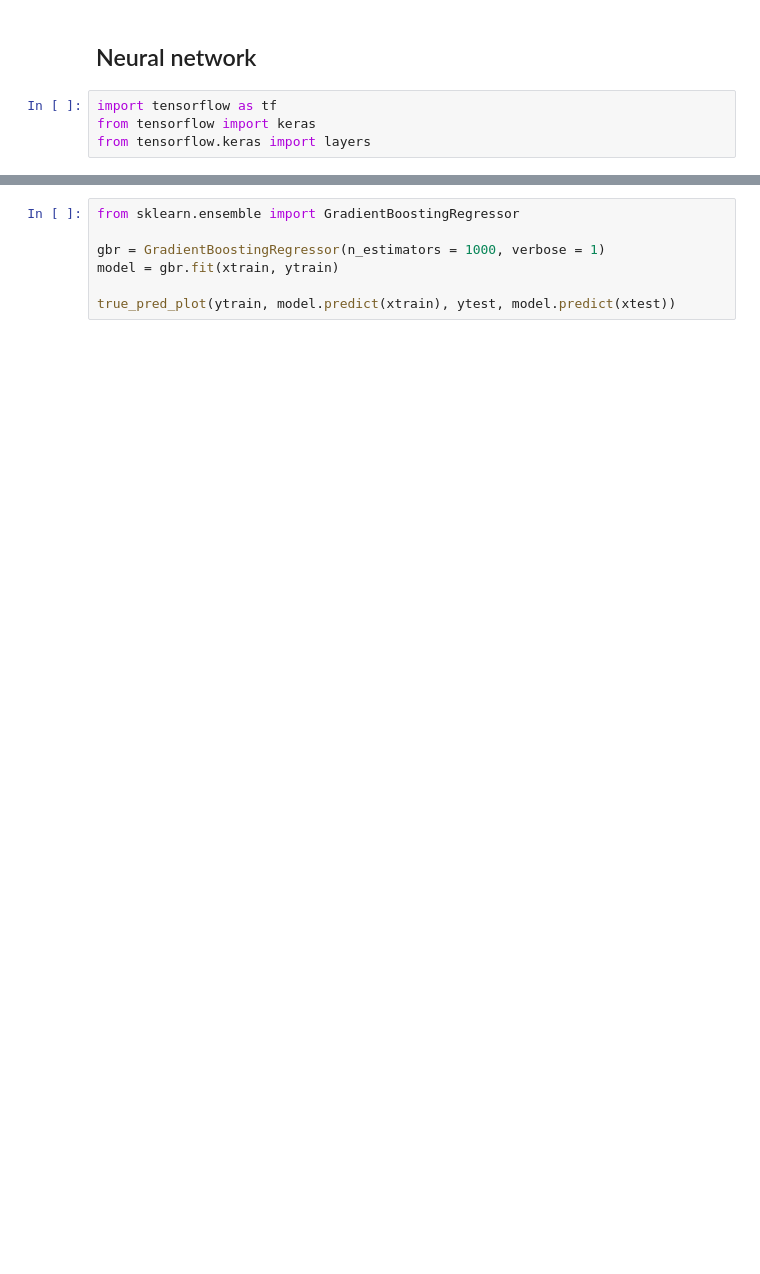
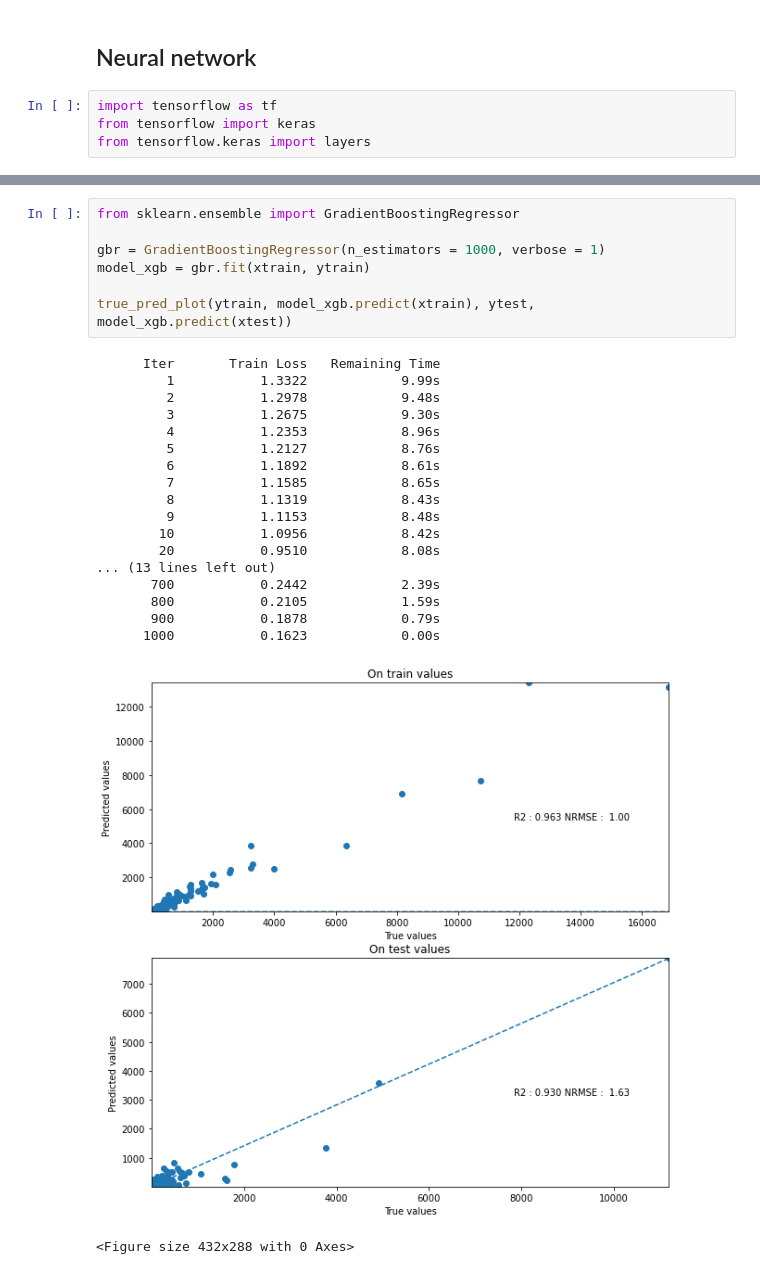
Before and after one commit to NicoJanko/Project_4_OPC, a Jupyter notebook: Projet_4_CO2.ipynb, the cells around one changed output, grey strips where cells are left out. Saved outputs shown, nothing was run; the diff lists cells and outputs as text; blank space fills up the shorter version.

```diff
--- a/Projet_4_CO2.ipynb
+++ b/Projet_4_CO2.ipynb
@@ -278,10 +362,30 @@ true_pred_plot(ytrain, model.predict(xtrain), ytest, model.predict(xtest))
 # %%
 from sklearn.ensemble import GradientBoostingRegressor
 
 gbr = GradientBoostingRegressor(n_estimators = 1000, verbose = 1)
-model = gbr.fit(xtrain, ytrain)
+model_xgb = gbr.fit(xtrain, ytrain)
 
-true_pred_plot(ytrain, model.predict(xtrain), ytest, model.predict(xtest))
+true_pred_plot(ytrain, model_xgb.predict(xtrain), ytest, model_xgb.predict(xtest))
+# %% [output]
+      Iter       Train Loss   Remaining Time
+         1           1.3322            9.99s
+         2           1.2978            9.48s
+         3           1.2675            9.30s
+         4           1.2353            8.96s
+         5           1.2127            8.76s
+         6           1.1892            8.61s
+         7           1.1585            8.65s
+         8           1.1319            8.43s
+         9           1.1153            8.48s
+        10           1.0956            8.42s
+        20           0.9510            8.08s
+... (13 lines left out)
+       700           0.2442            2.39s
+       800           0.2105            1.59s
+       900           0.1878            0.79s
+      1000           0.1623            0.00s
+[figure, added]
+<Figure size 432x288 with 0 Axes>
 # %%
 importance = model.feature_importances_
 nul_col = []
```
Also changed, not shown: parts of 17 cells of this notebook, 1 other file.
